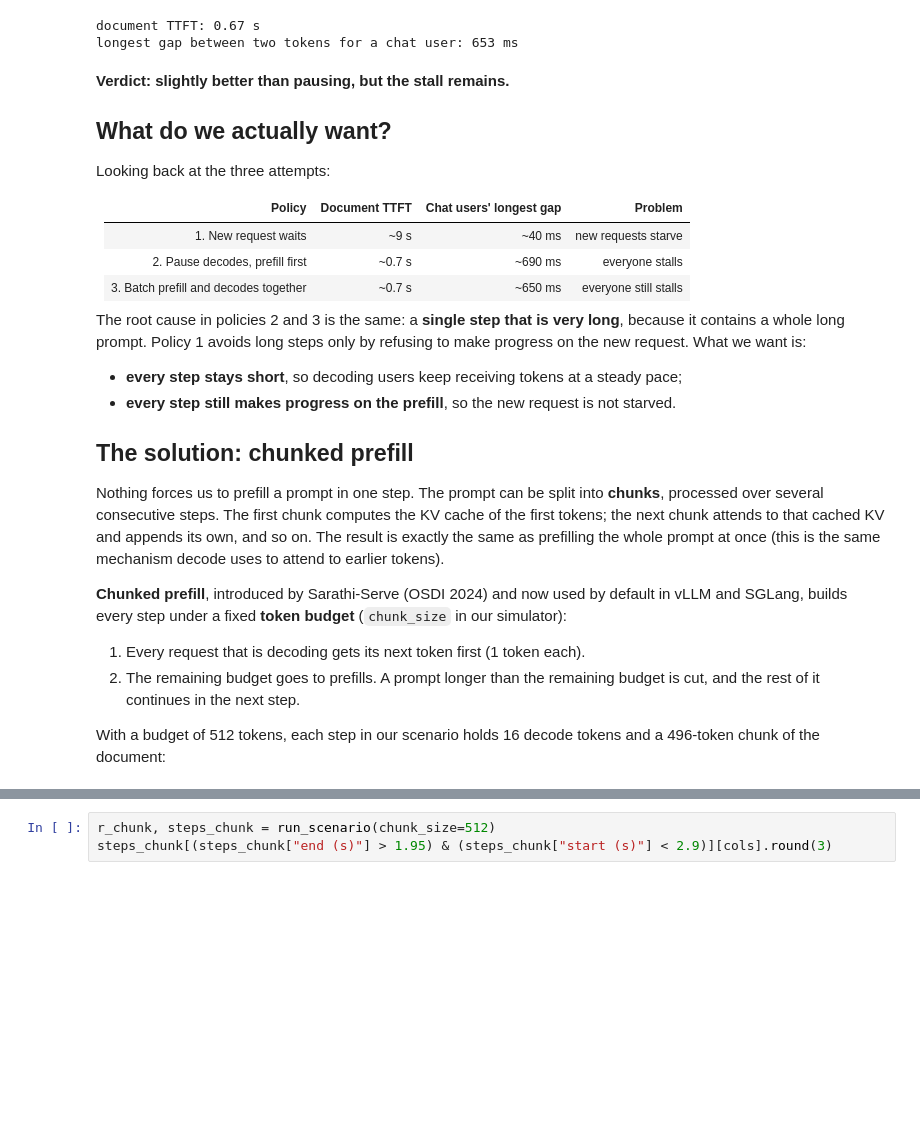
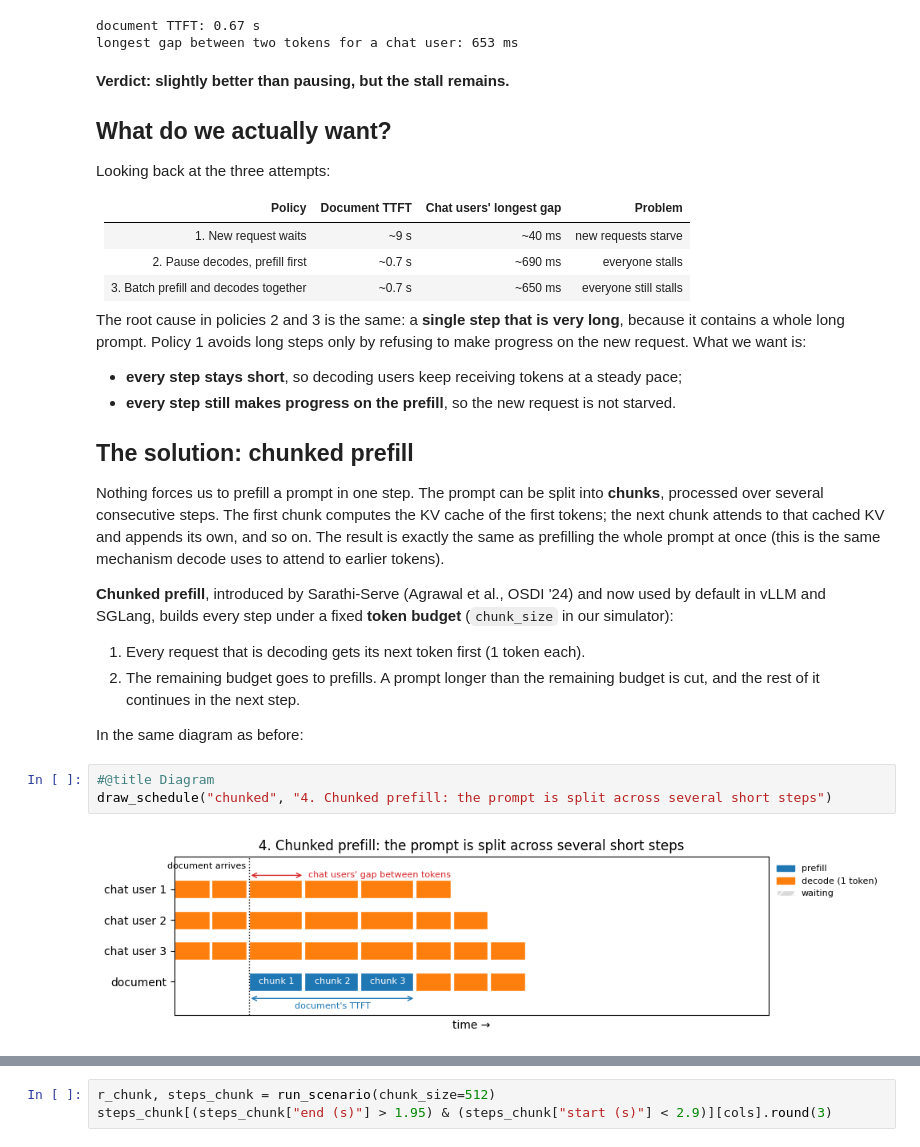
Before and after one commit to kwmaeng91/studying-llm-systems-without-gpus, a Jupyter notebook: docs/lectures/03-chunked-prefill.ipynb, the cells around one changed output, grey strips where cells are left out. Cells and saved outputs as stored; diff of their text form; blank space fills up the shorter version.

```diff
--- a/docs/lectures/03-chunked-prefill.ipynb
+++ b/docs/lectures/03-chunked-prefill.ipynb
@@ -221,13 +325,17 @@ KV cache of the first tokens; the next chunk attends to that cached KV and appen
 its own, and so on. The result is exactly the same as prefilling the whole prompt
 at once (this is the same mechanism decode uses to attend to earlier tokens).
 
-**Chunked prefill**, introduced by Sarathi-Serve (OSDI 2024) and now used by
-default in vLLM and SGLang, builds every step under a fixed **token budget**
+**Chunked prefill**, introduced by Sarathi-Serve (Agrawal et al., OSDI '24) and
+now used by default in vLLM and SGLang, builds every step under a fixed **token budget**
 (`chunk_size` in our simulator):
 
 1. Every request that is decoding gets its next token first (1 token each).
 2. The remaining budget goes to prefills. A prompt longer than the remaining
    budget is cut, and the rest of it continues in the next step.
 
-With a budget of 512 tokens, each step in our scenario holds 16 decode tokens and
-a 496-token chunk of the document:
+In the same diagram as before:
+# %%
+#@title Diagram
+draw_schedule("chunked", "4. Chunked prefill: the prompt is split across several short steps")
+# %% [output]
+[figure, added]
```
Also changed, not shown: parts of 13 cells of this notebook, 1 other file.
